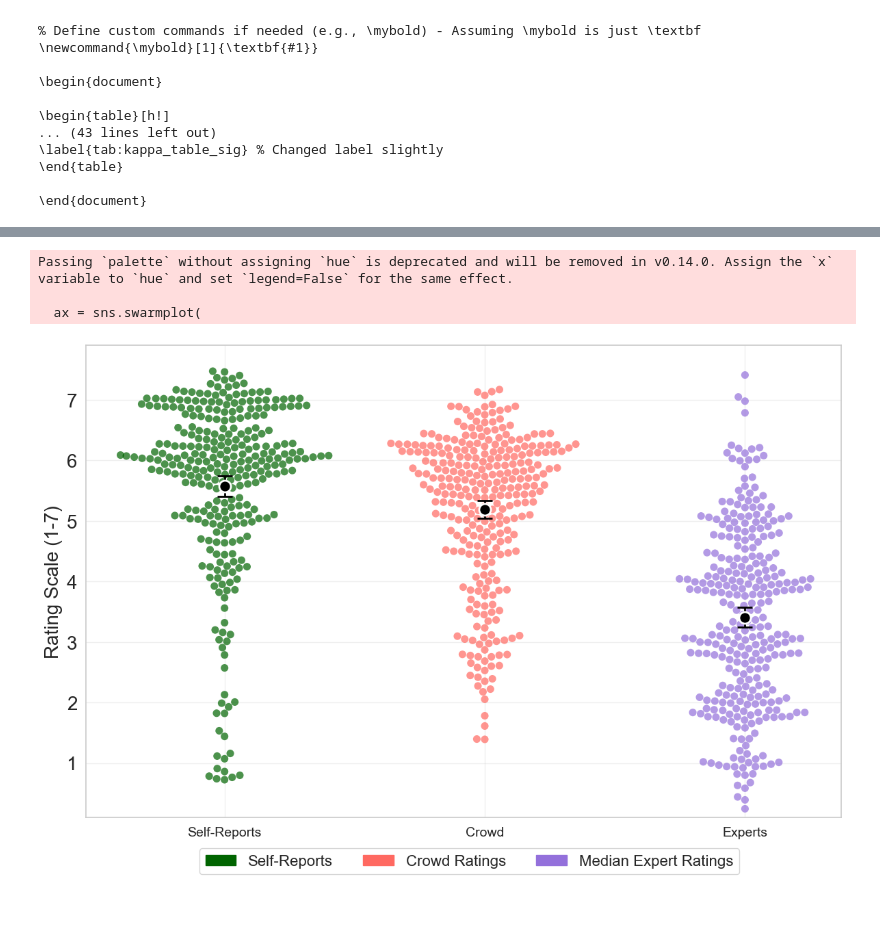
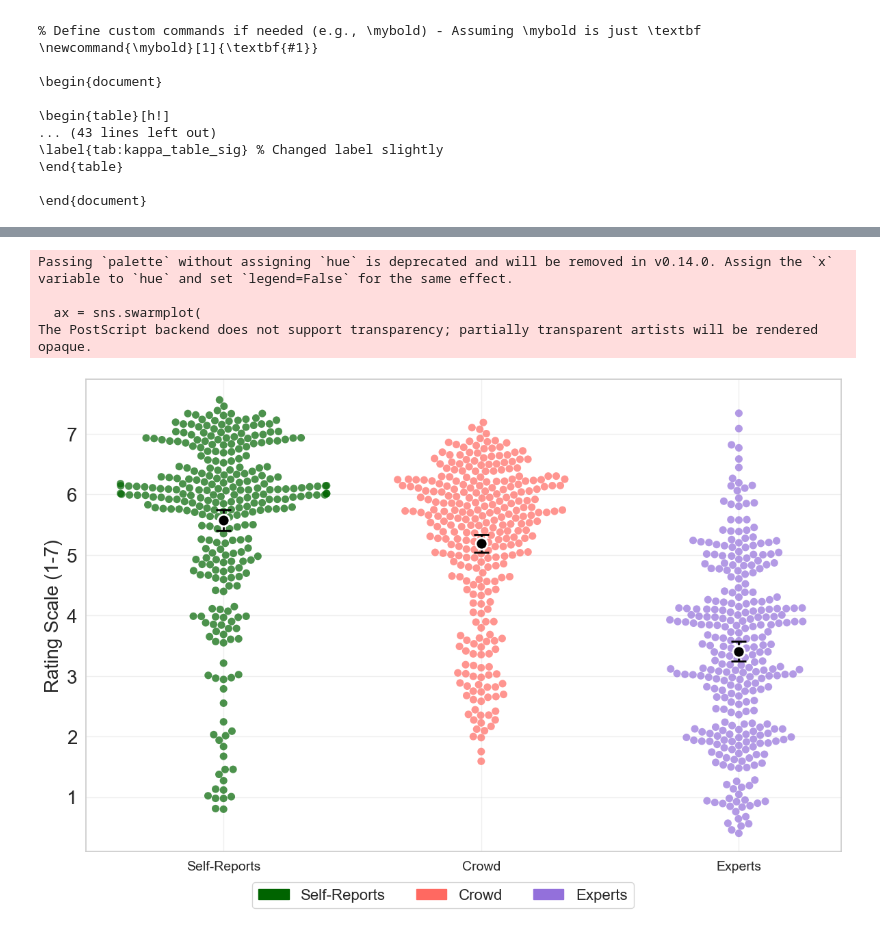
Before and after one commit to aakriti1kumar/replication-data-and-code-when-LLMs-reliable-empathic-communication, a Jupyter notebook: analysis.ipynb, the cells around one changed output, grey strips where cells are left out. Drawn from its saved outputs; the diff is of its cells as text; code cells hidden in the pictures.

```diff
--- a/analysis.ipynb
+++ b/analysis.ipynb
@@ -827,6 +836,8 @@ Weighted Cohen's Kappa percentiles (25th, 50th, 75th): [0.3225 0.51   0.62  ]
 [figure]
 # %%
 df = pd.read_csv("annotations/table_kappa.csv")
+
+SOLID_GRAY = '#E6E6E6'
 
 if any(dim.islower() for dim in df['Dimension'].unique()):
     print("Applying dimension and pair mappings...")
@@ -916,9 +927,12 @@ if not all_y_values.empty:
 else:
     plot_ymin, plot_ymax = -0.1, 1.25
 
-ax.axhspan(plot_ymin, correlation_threshold, facecolor='gray', alpha=0.2, zorder=0)  # Below threshold
+ax.axhspan(plot_ymin, correlation_threshold, facecolor=SOLID_GRAY, edgecolor='none', zorder=0) # Below threshold
 
 legend_handles = []
+
+fig.patch.set_facecolor('white')
+ax.set_facecolor('white')
 
 # Plot expert median with error bars (min/max range)
 if not expert_stats.empty:
@@ -955,7 +969,7 @@ for pair in pairs_to_plot:
     # Map dimension to X position
     pair_data['x_pos'] = pair_data['Dimension'].map(x_values_map)
     current_marker = marker_map.get(pair, 'x')
-    current_color = color_map.get(pair, 'grey')
+    current_color = color_map.get(pair, 'lightgrey')
 
     # Add vertical jitter to the points
     pair_data['y_jitter'] = pair_data['Weighted Cohen\'s Kappa'] + np.random.uniform(-0.02, 0.02, len(pair_data))
@@ -993,8 +1007,8 @@ ax.set_xlabel("", fontsize=20)
 # Set Y limits (kappa axis)
 ax.set_ylim(plot_ymin, plot_ymax)
 
-ax.tick_params(axis='y', labelsize=18)
-ax.tick_params(axis='x', labelsize=18, colors='black')
+ax.tick_params(axis='y', labelsize=20)
+ax.tick_params(axis='x', labelsize=20, colors='black')
 
 arrow_y = 1.06
 arrow_x_left = 0.01
@@ -1012,9 +1026,9 @@ ax.set_yticks(np.arange(0, 1.1, 0.2))
 ax.set_yticklabels([f'{tick:.1f}' for tick in np.arange(0, 1.1, 0.2)])
 
 # Add legend
-ax.legend(handles=legend_handles, loc='upper left', fontsize=18)
+ax.legend(handles=legend_handles, loc='upper left', fontsize=20)
 
 plt.tight_layout(rect=[0, 0, 0.88, 1])
-plt.savefig('figs/reliability_continuum_scatter.png', dpi=300, bbox_inches='tight')
+plt.savefig('figs/MainFigure1.eps', format="eps", dpi=600)
 plt.show()
 # %% [output]
@@ -2410,14 +2425,14 @@ for i, (ax, dname) in enumerate(zip(axes.flatten(), dataset_order)):
         )
 
         # Set x-tick labels
-        ax.set_xticklabels(method_labels, fontsize=20, ha='center')
+        ax.set_xticklabels(method_labels, fontsize=25, ha='center')
 
         # Set y-axis limits and ticks based on the dataset
         ax.set_yticks(y_axis_ticks[dname])
-        ax.set_yticklabels(y_axis_ticks[dname], fontsize=20)
+        ax.set_yticklabels(y_axis_ticks[dname], fontsize=25)
 
         # Set title and label
-        ax.set_title(dname, fontsize=20)
+        ax.set_title(dname, fontsize=25)
         ax.set_xlabel("")
 
         # Add black dots for mean scores of each method
@@ -2441,7 +2456,7 @@ for i, (ax, dname) in enumerate(zip(axes.flatten(), dataset_order)):
 
         # Only add y-label to the first plot
         if i == 0 or i == 2:
-            ax.set_ylabel("Rating Scale", fontsize=20)
+            ax.set_ylabel("Rating Scale", fontsize=25)
         else:
             ax.set_ylabel("")
 
@@ -2451,10 +2466,10 @@ handles = [
     mpatches.Patch(color=palette['llm'], label='LLM'),
     mpatches.Patch(color=palette['crowd'], label='Crowd')
 ]
-fig.legend(handles=handles, loc='lower center', ncol=3, fontsize=20, bbox_to_anchor=(0.5, -0.07))
+fig.legend(handles=handles, loc='lower center', ncol=3, fontsize=25, bbox_to_anchor=(0.5, -0.07))
 
 plt.tight_layout()
-plt.savefig("figs/empathy_scores_swarmplot.png", dpi=300, bbox_inches="tight")
+plt.savefig("figs/ExtendedDataFigure5.eps", dpi=300, bbox_inches="tight")
 plt.show()
 # %% [output]
 Passing `palette` without assigning `hue` is deprecated and will be removed in v0.14.0. Assign the `x` variable to `hue` and set `legend=False` for the same effect.
@@ -2671,35 +2688,36 @@ for method_idx, method in enumerate(method_order):
         ax.scatter(method_idx, method_mean, color='black', marker='o', s=150, zorder=4, edgecolors='white', linewidth=2)
 
         if len(method_data) > 1:
             se = stats.sem(method_data)
             ci_95 = se * stats.t.ppf((1 + 0.95) / 2, len(method_data) - 1)
         else:
             ci_95 = 0
 
         ax.errorbar(method_idx, method_mean, yerr=ci_95,
                    color='black', capsize=8, capthick=2,
                    linewidth=2, zorder=3)
 
 ax.set_xticklabels(method_order, fontsize=14)
 ax.set_xlabel('', fontsize=14)
 ax.set_ylabel('Rating Scale (1-7)', fontsize=20)
 ax.set_ylim(0.1, 7.9)
 ax.set_yticks([1, 2, 3, 4, 5, 6, 7])
 ax.set_yticklabels([1, 2, 3, 4, 5, 6, 7], fontsize=20)
 ax.grid(True, alpha=0.3)
 
 handles = [
     mpatches.Patch(color=palette['Self-Reports'], label='Self-Reports'),
-    mpatches.Patch(color=palette['Crowd'], label='Crowd Ratings'),
-    mpatches.Patch(color=palette['Experts'], label='Median Expert Ratings')
+    mpatches.Patch(color=palette['Crowd'], label='Crowd'),
+    mpatches.Patch(color=palette['Experts'], label='Experts')
 ]
-ax.legend(handles=handles, bbox_to_anchor=(.15, -.12), loc='lower left', borderaxespad=0, ncol=3, fontsize=16, frameon=True)
+ax.legend(handles=handles, bbox_to_anchor=(.22, -.12), loc='lower left', borderaxespad=0, ncol=3, fontsize=16, frameon=True)
 
 plt.tight_layout()
-plt.savefig('figs/selfvscrowds.png', dpi=300, bbox_inches='tight')
+plt.savefig('figs/ExtendedDataFigure6.eps', dpi=300, bbox_inches='tight')
 plt.show()
 # %% [output]
 Passing `palette` without assigning `hue` is deprecated and will be removed in v0.14.0. Assign the `x` variable to `hue` and set `legend=False` for the same effect.
 
   ax = sns.swarmplot(
+The PostScript backend does not support transparency; partially transparent artists will be rendered opaque.
-[figure, old version]
+[figure, new version]
```
Also changed, not shown: parts of 13 cells of this notebook, 12 other files.
